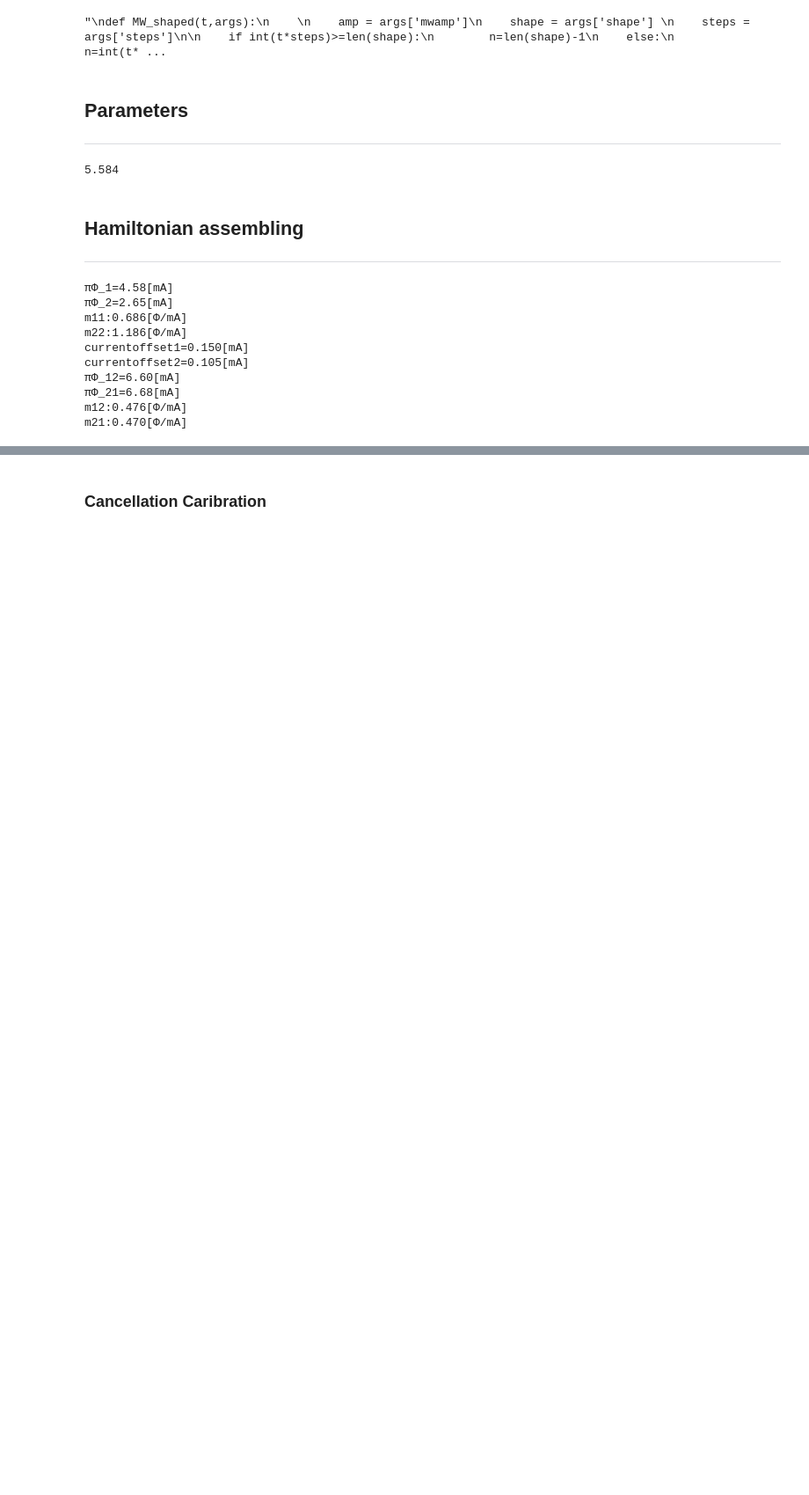
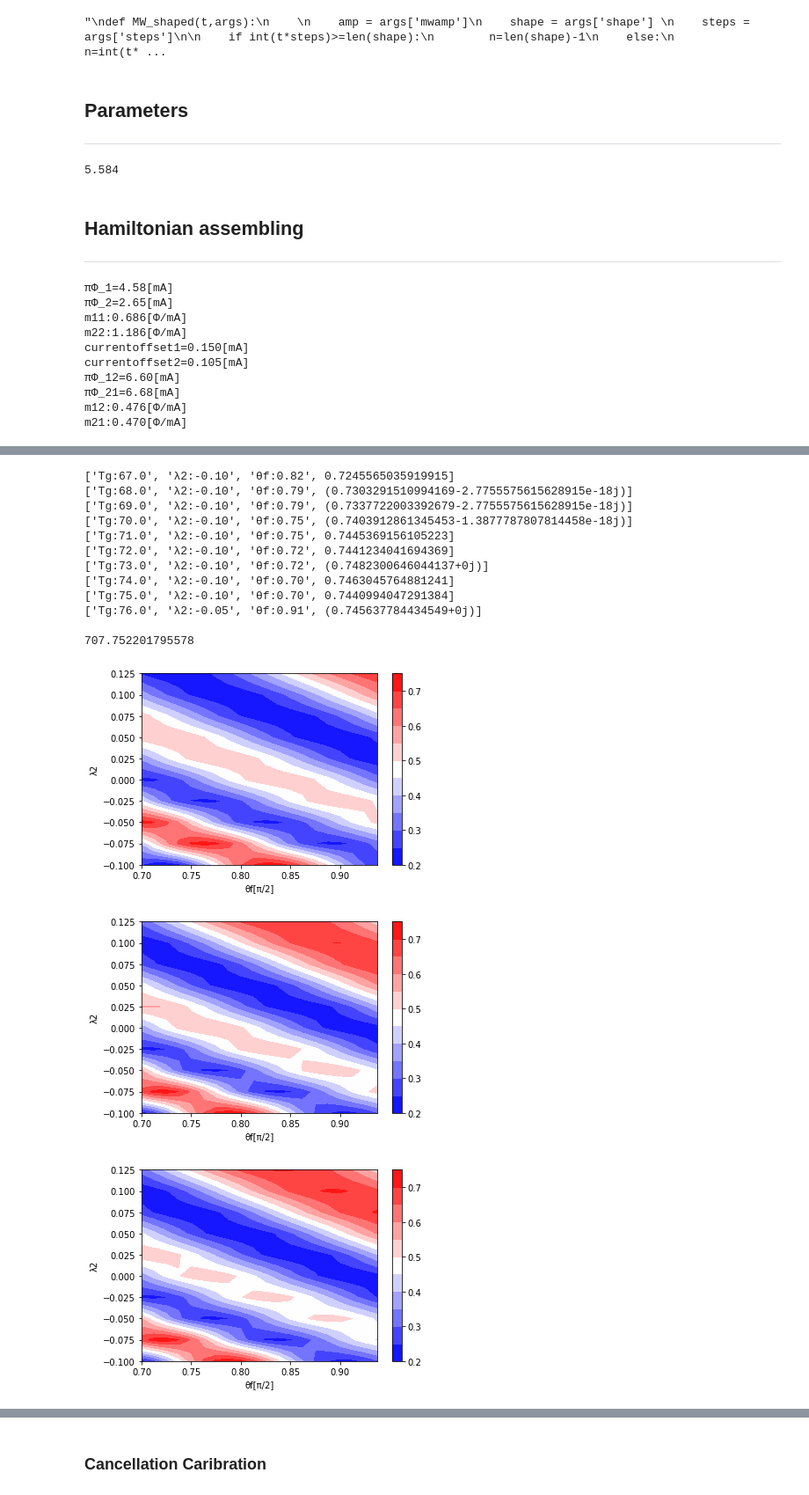
Before and after one commit to SotaIno/CircuitQEDsim, a Jupyter notebook: CZ_netzeropulse_minclude.ipynb, the cells around one changed output, grey strips where cells are left out. Shown at 88% size. Saved outputs shown, nothing was run; the diff lists cells and outputs as text; code cells hidden in the pictures; blank space fills up the shorter version.

```diff
--- a/CZ_netzeropulse_minclude.ipynb
+++ b/CZ_netzeropulse_minclude.ipynb
@@ -20,8 +20,8 @@ ep0 = constants.epsilon_0
 mu0 = constants.mu_0
 opts = qt.solver.Options(nsteps=10000)
 # %%
-#savepath = 'C:/Sota_Ino/Scripts/TestKankyo/cQEDSim/core/' #PC in TUS
-savepath = 'C:/Users/Sota/Scripts/TestKankyo/cQEDSim/core/'
+savepath = 'C:/Sota_Ino/Scripts/TestKankyo/cQEDSim/core/' #PC in TUS
+#savepath = 'C:/Users/Sota/Scripts/TestKankyo/cQEDSim/core/'
 # %%
 filterpath=savepath+'fir_coe.npy'
 FIRfilter = np.load(savepath+'fir_coe.npy')
@@ -450,8 +450,11 @@ qproj = qt.qdiags([1 if i<2 else 0 for i in range(Nq)],0)
 proj=qt.tensor(qproj,qproj)
 onestate=iniState1Qsys(3,1,'rho')
 cz=proj-2*qt.tensor(onestate,onestate)
+target = qt.to_super(cz)
 
 #最適化開始
+import time
+
 savedict=savepath+'Img_for_optimization/'
 if os.path.exists(savedict):
     pass
@@ -459,9 +462,9 @@ else:
     os.makedirs(savedict)
 
 start = time.time()
-Tg_list = np.linspace(Tg_standard,Tg_standard+15)
-thef_list=np.arange(0.7, 0.975, 0.025)
-lambda2_list=np.arange(-0.10, 0.15, 0.05)
+Tg_list = np.arange(Tg_standard+35,Tg_standard+45,1)
+thef_list=np.arange(0.7, 0.95, 0.0125)
+lambda2_list=np.arange(-0.1, 0.15, 0.025)
 
 fid_Tg=[]
 
@@ -472,10 +475,10 @@ for Tg in tqdm(Tg_list):
         _avelist=[]
         _infolist=[]
         for the_f in thef_list:
-            pulsesystem=CZpulse(Q1,Q2,J,the_f=the_f,lambda2=lambda2,gatetime=Tg,steps=1)
-            t_list,net=pulsesystem.current_to_freq()
+            pulsesystem=CZpulse(Q1,Q2,J,the_f=the_f,lambda2=lambda2,tg=Tg,steps=1)
+            t_list,net=pulsesystem.current_to_freq(pulsetype='Net-Zero')
             args = {'mwamp1':mwamp, 'shape1':net ,'steps1':1}
-            res = qt.propagator(H_rot, t_list,[],args, parallel=False, options=qt.Options(nsteps=1000))
+            res = qt.propagator(H_rot1, t_list,[],args, parallel=False, options=qt.Options(nsteps=10000))
             prop_fin=proj.dag()*res[-1]*proj
             fave= agf(qt.to_super(prop_fin), target, Nq, 2)[0]
             _infolist.append([fave,the_f])
@@ -500,3 +503,8 @@ for Tg in tqdm(Tg_list):
     plt.savefig(savedict + 'Tg={}.png'.format(Tg))
 end=time.time()
 print(end-start)
+
+plt.figure()
+plt.plot(Tg_list,fid_Tg)
+plt.savefig(savedict+'/Tg_vs_fid.png')
+# %% [output]
@@ -502,0 +512,15 @@ print(end-start)
+['Tg:67.0', 'λ2:-0.10', 'θf:0.82', 0.7245565035919915]
+['Tg:68.0', 'λ2:-0.10', 'θf:0.79', (0.7303291510994169-2.7755575615628915e-18j)]
+['Tg:69.0', 'λ2:-0.10', 'θf:0.79', (0.7337722003392679-2.7755575615628915e-18j)]
+['Tg:70.0', 'λ2:-0.10', 'θf:0.75', (0.7403912861345453-1.3877787807814458e-18j)]
+['Tg:71.0', 'λ2:-0.10', 'θf:0.75', 0.7445369156105223]
+['Tg:72.0', 'λ2:-0.10', 'θf:0.72', 0.7441234041694369]
+['Tg:73.0', 'λ2:-0.10', 'θf:0.72', (0.7482300646044137+0j)]
+['Tg:74.0', 'λ2:-0.10', 'θf:0.70', 0.7463045764881241]
+['Tg:75.0', 'λ2:-0.10', 'θf:0.70', 0.7440994047291384]
+['Tg:76.0', 'λ2:-0.05', 'θf:0.91', (0.745637784434549+0j)]
+
+707.752201795578
+[figure, added]
+[figure, added]
+[figure, added]
```
Also changed, not shown: parts of 5 cells of this notebook, 5 other files.
